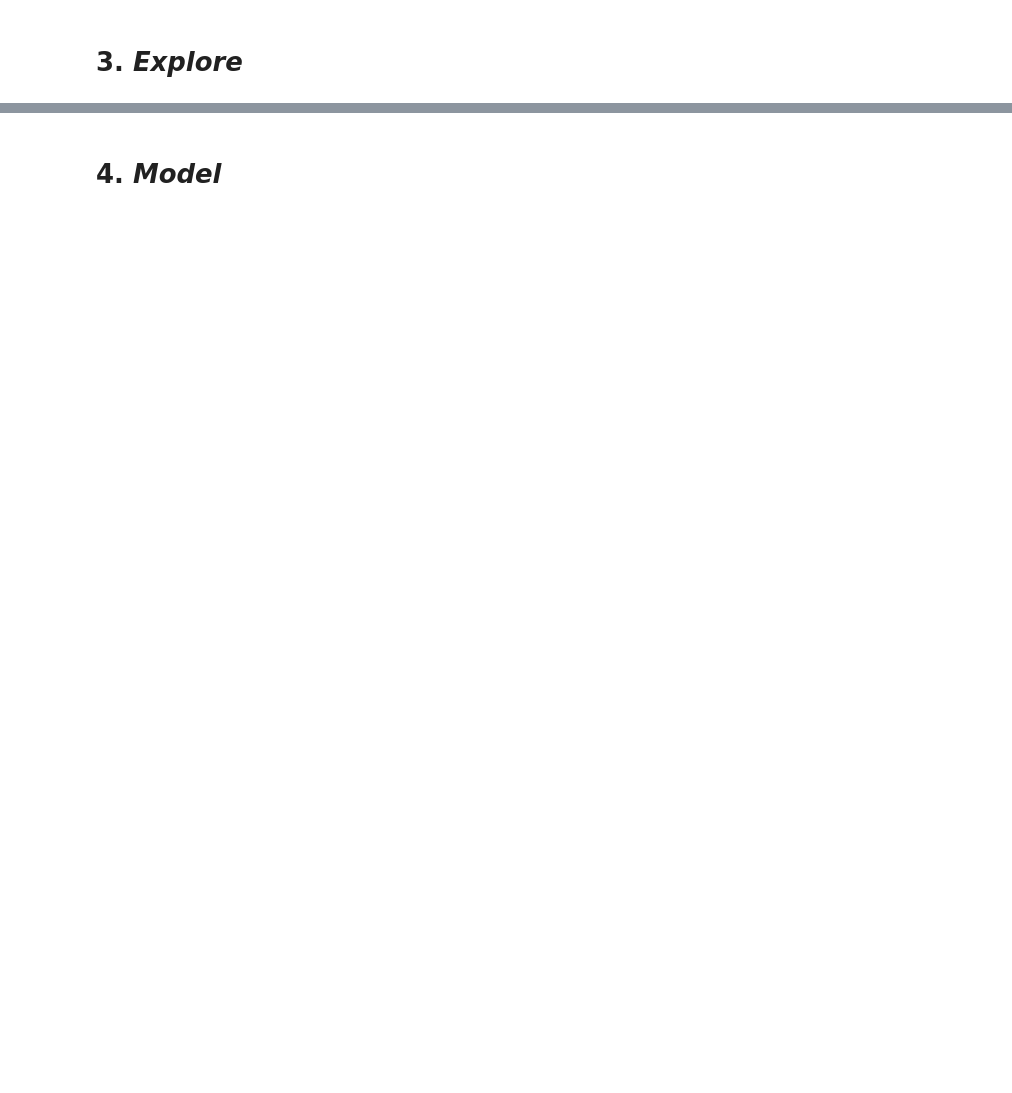
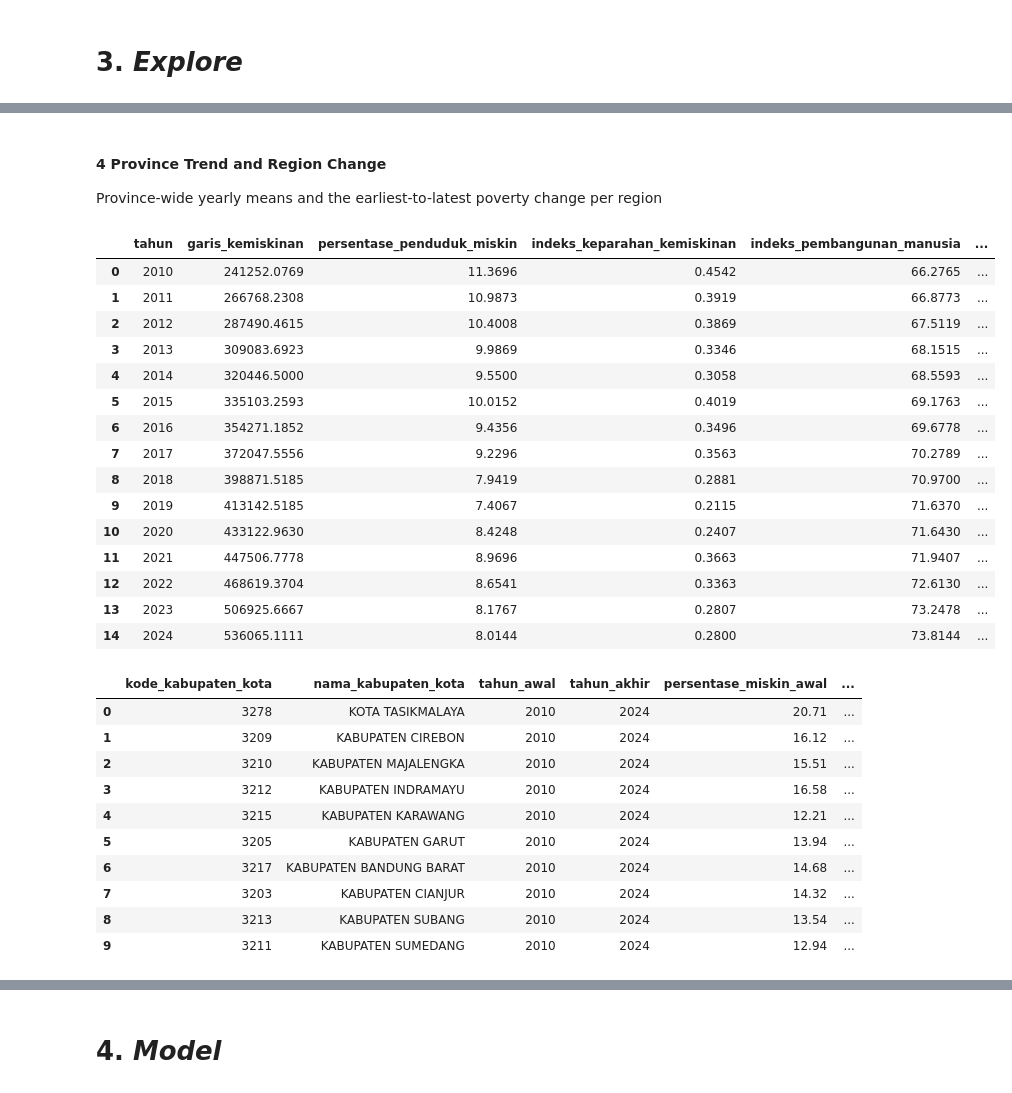
Before and after one commit to nailaselvirabudiana/data-analytics-tubes, a Jupyter notebook: notebooks/OSEMN.ipynb, the cells around one changed output, grey strips where cells are left out. Cells and saved outputs as stored; diff of their text form; code cells hidden in the pictures; blank space fills up the shorter version.

Commit message:
feat: analyst and modeler

```diff
--- a/notebooks/OSEMN.ipynb
+++ b/notebooks/OSEMN.ipynb
@@ -732,0 +735,20 @@ WRITE_OUTPUTS = False, output tidak disimpan.
+# %%
+from pathlib import Path
+import sys
+
+import pandas as pd
+
+pd.set_option("display.max_columns", 80)
+pd.set_option("display.max_rows", 100)
+
+cwd = Path.cwd()
+PROJECT_ROOT = cwd if (cwd / "scripts").exists() else cwd.parent
+sys.path.insert(0, str(PROJECT_ROOT))
+
+from scripts import explore_analysis as ea
+from scripts import model_clustering as mc
+
+panel = ea.load_panel(ea.DEFAULT_PANEL_PATH)
+snapshot_year = ea.latest_scored_year(panel)
+snapshot = ea.cross_section(panel, snapshot_year)
+print(f"Panel rows: {len(panel)} | regions: {panel['kode_kabupaten_kota'].nunique()} | snapshot year: {snapshot_year}")
@@ -732,0 +789,37 @@ WRITE_OUTPUTS = False, output tidak disimpan.
+# %% [markdown]
+#### 4 Province Trend and Region Change
+
+Province-wide yearly means and the earliest-to-latest poverty change per region
+# %%
+trend = ea.poverty_trend_by_year(panel)
+change = ea.region_change_summary(panel)
+display(trend)
+display(change.head(10))
+# %% [output]
+|  | tahun | garis_kemiskinan | persentase_penduduk_miskin | indeks_keparahan_kemiskinan | indeks_pembangunan_manusia | ... |
+| 0 | 2010 | 241252.0769 | 11.3696 | 0.4542 | 66.2765 | ... |
+| 1 | 2011 | 266768.2308 | 10.9873 | 0.3919 | 66.8773 | ... |
+| 2 | 2012 | 287490.4615 | 10.4008 | 0.3869 | 67.5119 | ... |
+| 3 | 2013 | 309083.6923 | 9.9869 | 0.3346 | 68.1515 | ... |
+| 4 | 2014 | 320446.5000 | 9.5500 | 0.3058 | 68.5593 | ... |
+| 5 | 2015 | 335103.2593 | 10.0152 | 0.4019 | 69.1763 | ... |
+| 6 | 2016 | 354271.1852 | 9.4356 | 0.3496 | 69.6778 | ... |
+| 7 | 2017 | 372047.5556 | 9.2296 | 0.3563 | 70.2789 | ... |
+| 8 | 2018 | 398871.5185 | 7.9419 | 0.2881 | 70.9700 | ... |
+| 9 | 2019 | 413142.5185 | 7.4067 | 0.2115 | 71.6370 | ... |
+| 10 | 2020 | 433122.9630 | 8.4248 | 0.2407 | 71.6430 | ... |
+| 11 | 2021 | 447506.7778 | 8.9696 | 0.3663 | 71.9407 | ... |
+| 12 | 2022 | 468619.3704 | 8.6541 | 0.3363 | 72.6130 | ... |
+| 13 | 2023 | 506925.6667 | 8.1767 | 0.2807 | 73.2478 | ... |
+| 14 | 2024 | 536065.1111 | 8.0144 | 0.2800 | 73.8144 | ... |
+|  | kode_kabupaten_kota | nama_kabupaten_kota | tahun_awal | tahun_akhir | persentase_miskin_awal | ... |
+| 0 | 3278 | KOTA TASIKMALAYA | 2010 | 2024 | 20.71 | ... |
+| 1 | 3209 | KABUPATEN CIREBON | 2010 | 2024 | 16.12 | ... |
+| 2 | 3210 | KABUPATEN MAJALENGKA | 2010 | 2024 | 15.51 | ... |
+| 3 | 3212 | KABUPATEN INDRAMAYU | 2010 | 2024 | 16.58 | ... |
+| 4 | 3215 | KABUPATEN KARAWANG | 2010 | 2024 | 12.21 | ... |
+| 5 | 3205 | KABUPATEN GARUT | 2010 | 2024 | 13.94 | ... |
+| 6 | 3217 | KABUPATEN BANDUNG BARAT | 2010 | 2024 | 14.68 | ... |
+| 7 | 3203 | KABUPATEN CIANJUR | 2010 | 2024 | 14.32 | ... |
+| 8 | 3213 | KABUPATEN SUBANG | 2010 | 2024 | 13.54 | ... |
+| 9 | 3211 | KABUPATEN SUMEDANG | 2010 | 2024 | 12.94 | ... |
```
Also changed, not shown: parts of 40 cells of this notebook, 33 other files.
